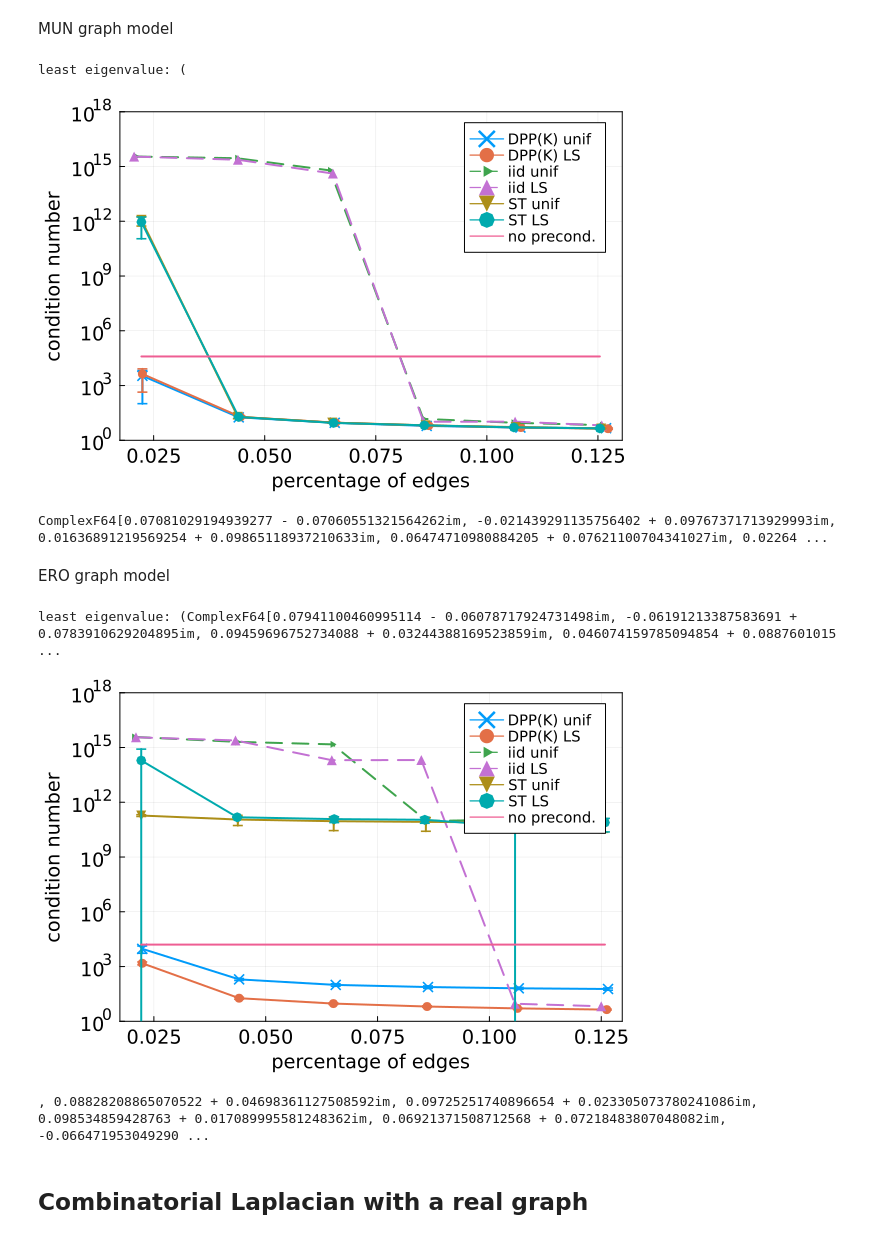
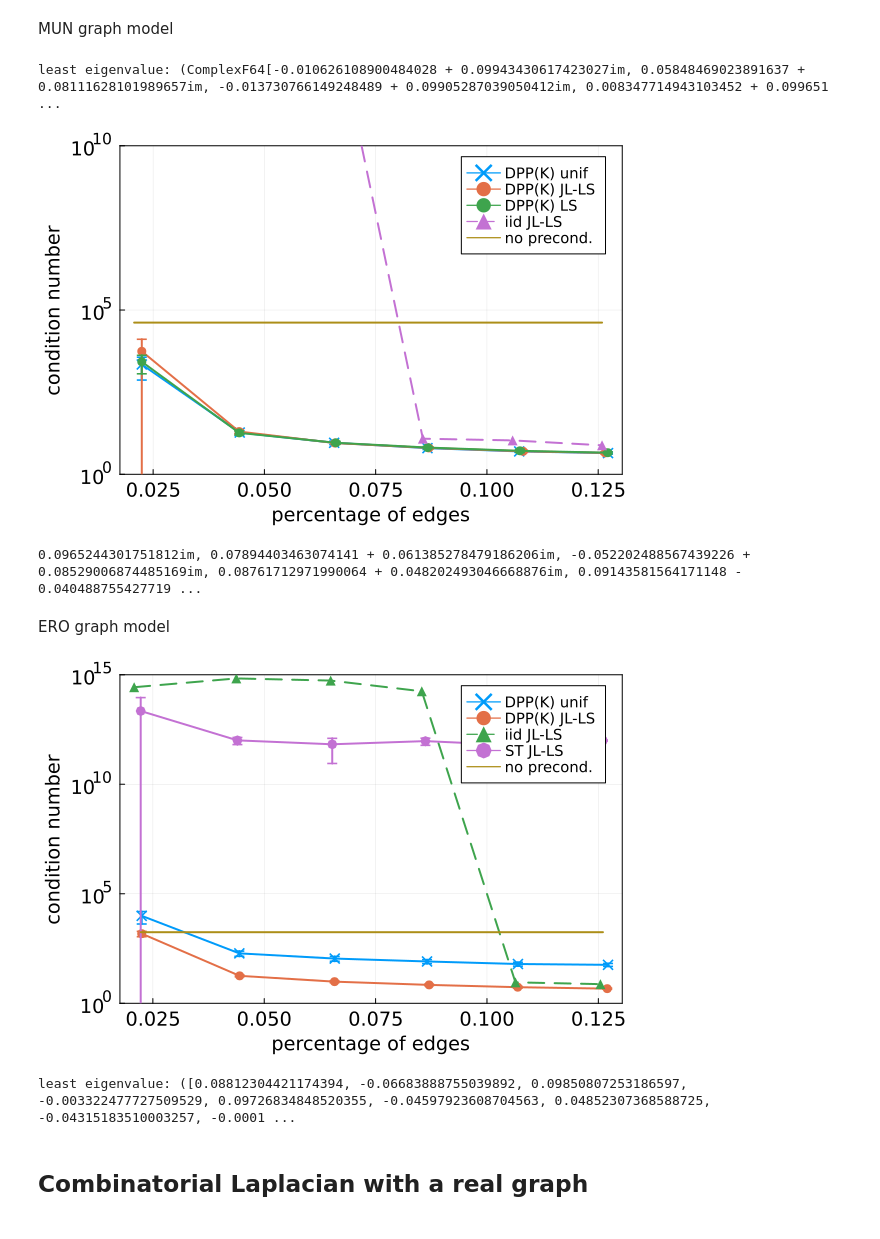
Before and after one commit to For-a-few-DPPs-more/MagneticLaplacianSparsifier.jl, a Jupyter notebook: notebooks/preconditioning.ipynb, the cells around one changed output. Drawn from its saved outputs; the diff is of its cells as text; code cells hidden in the pictures.

Commit message:
adaptation for syncrank and plotting few methods

```diff
--- a/notebooks/preconditioning.ipynb
+++ b/notebooks/preconditioning.ipynb
@@ -139,39 +173,49 @@ n_rep = 10 # number of runs
 
 # storing settings
 D_params = Dict("n" => n,"p" => p,"eta" => eta,"q" => q,"n_batch" => n_batch,"n_rep" => n_rep)
 
 # planted ranking score
 planted_score = randperm(rng,n)
 
 # graph model
 if type=="MUN"
     meta_g = gen_graph_mun(rng, n, p, eta;planted_score)
 elseif type=="ERO"
     meta_g = gen_graph_ero(rng, n, p, eta;planted_score)
 end
 
 # print least eigenvalues
 B = sp_magnetic_incidence(meta_g)
 l = power_method_least_eigenvalue(B' * B)
 println("least eigenvalue: ", l)
 
+methods = [
+    "DPP(K) unif",
+    "DPP(K) JL-LS",
+    "DPP(K) LS",
+    "iid JL-LS",
+    # "iid LS",
+    #"ST JL-LS",
+    # "ST LS",
+]
+
 # compute condition numbers
-D_results = cond_numbers(meta_g,q,n_batch,n_rep,rng; q_system=1e-13)
+D_results = cond_numbers(meta_g,q,n_batch,n_rep,rng; q_system=1e-13,methods)
 name = "precond"*type*"n"*string(n)*"p"*string(p)*"eta"*string(eta)*"q"*string(q)
 
 # saving results
 save("figures/"*name*"_data.jld", "D_results", D_results,"D_params", D_params)
 
 # plotting
-y_limits = (1,1e18)
-plot_comparison_cond(D_results,y_limits;legendposition=:topright)
+y_limits = (1,1e10)
+plot_comparison_cond(D_results,y_limits;legendposition=:topright,methods)
 
 # saving plot
 savefig("figures/"*name*".pdf")
 # %% [output]
-least eigenvalue: (
+least eigenvalue: (ComplexF64[-0.010626108900484028 + 0.09943430617423027im, 0.05848469023891637 + 0.08111628101989657im, -0.013730766149248489 + 0.09905287039050412im, 0.008347714943103452 + 0.099651 ...
-[figure, old version]
+[figure, new version]
-ComplexF64[0.07081029194939277 - 0.07060551321564262im, -0.021439291135756402 + 0.09767371713929993im, 0.01636891219569254 + 0.09865118937210633im, 0.06474710980884205 + 0.07621100704341027im, 0.02264 ...
+0.0965244301751812im, 0.07894403463074141 + 0.061385278479186206im, -0.052202488567439226 + 0.08529006874485169im, 0.08761712971990064 + 0.048202493046668876im, 0.09143581564171148 - 0.040488755427719 ...
 # %% [markdown]
 ERO graph model
 # %%
@@ -209,23 +253,33 @@ B = sp_magnetic_incidence(meta_g)
 l = power_method_least_eigenvalue(B' * B)
 println("least eigenvalue: ", real.(l))
 
+methods = [
+    "DPP(K) unif",
+    "DPP(K) JL-LS",
+    #"DPP(K) LS"
+    "iid JL-LS",
+    # "iid LS",
+    # "ST JL-LS",
+    # "ST LS",
+    "ST JL-LS"
+]
+
 # compute condition numbers
-D_results = cond_numbers(meta_g,q,n_batch,n_rep,rng; q_system=1e-13)
+D_results = cond_numbers(meta_g,q,n_batch,n_rep,rng; q_system=1e-13,methods)
 name = "precond"*type*"n"*string(n)*"p"*string(p)*"eta"*string(eta)*"q"*string(q)
 
 # saving results
 save("figures/"*name*"_data.jld", "D_results", D_results,"D_params", D_params)
 
 # plotting
-y_limits = (1,1e18)
-plot_comparison_cond(D_results,y_limits;legendposition=:topright)
+y_limits = (1,1e15)
+plot_comparison_cond(D_results,y_limits;legendposition=:topright,methods)
 
 # saving plot
 savefig("figures/"*name*".pdf")
 # %% [output]
+[figure, new version]
-least eigenvalue: (ComplexF64[0.07941100460995114 - 0.06078717924731498im, -0.06191213387583691 + 0.0783910629204895im, 0.09459696752734088 + 0.03244388169523859im, 0.046074159785094854 + 0.0887601015 ...
+least eigenvalue: ([0.08812304421174394, -0.06683888755039892, 0.09850807253186597, -0.003322477727509529, 0.09726834848520355, -0.04597923608704563, 0.04852307368588725, -0.04315183510003257, -0.0001 ...
-[figure, old version]
-, 0.08828208865070522 + 0.04698361127508592im, 0.09725251740896654 + 0.023305073780241086im, 0.098534859428763 + 0.017089995581248362im, 0.06921371508712568 + 0.07218483807048082im, -0.066471953049290 ...
 # %% [markdown]
 ## Combinatorial Laplacian with a real graph
 # %%
```
Also changed, not shown: parts of 5 cells of this notebook, 3 other files.
